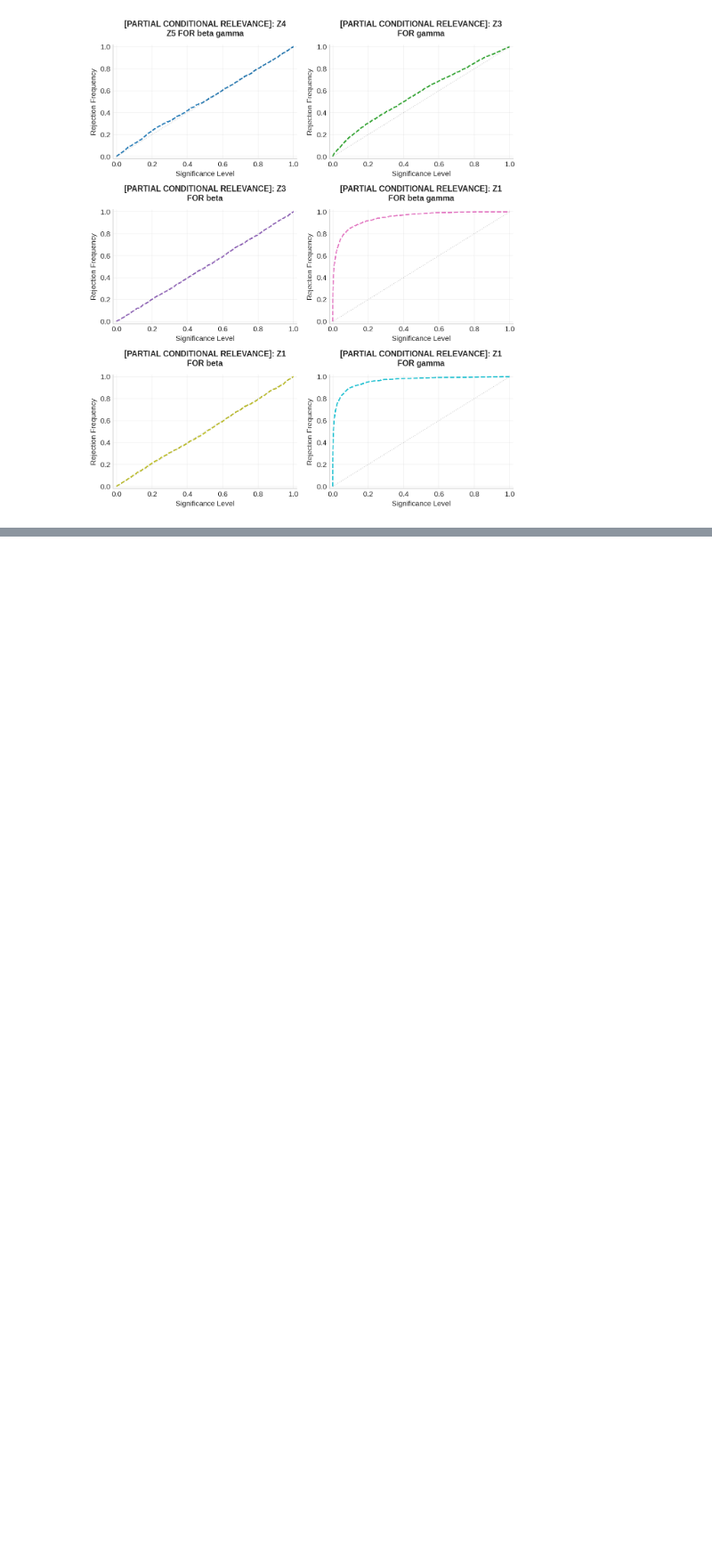
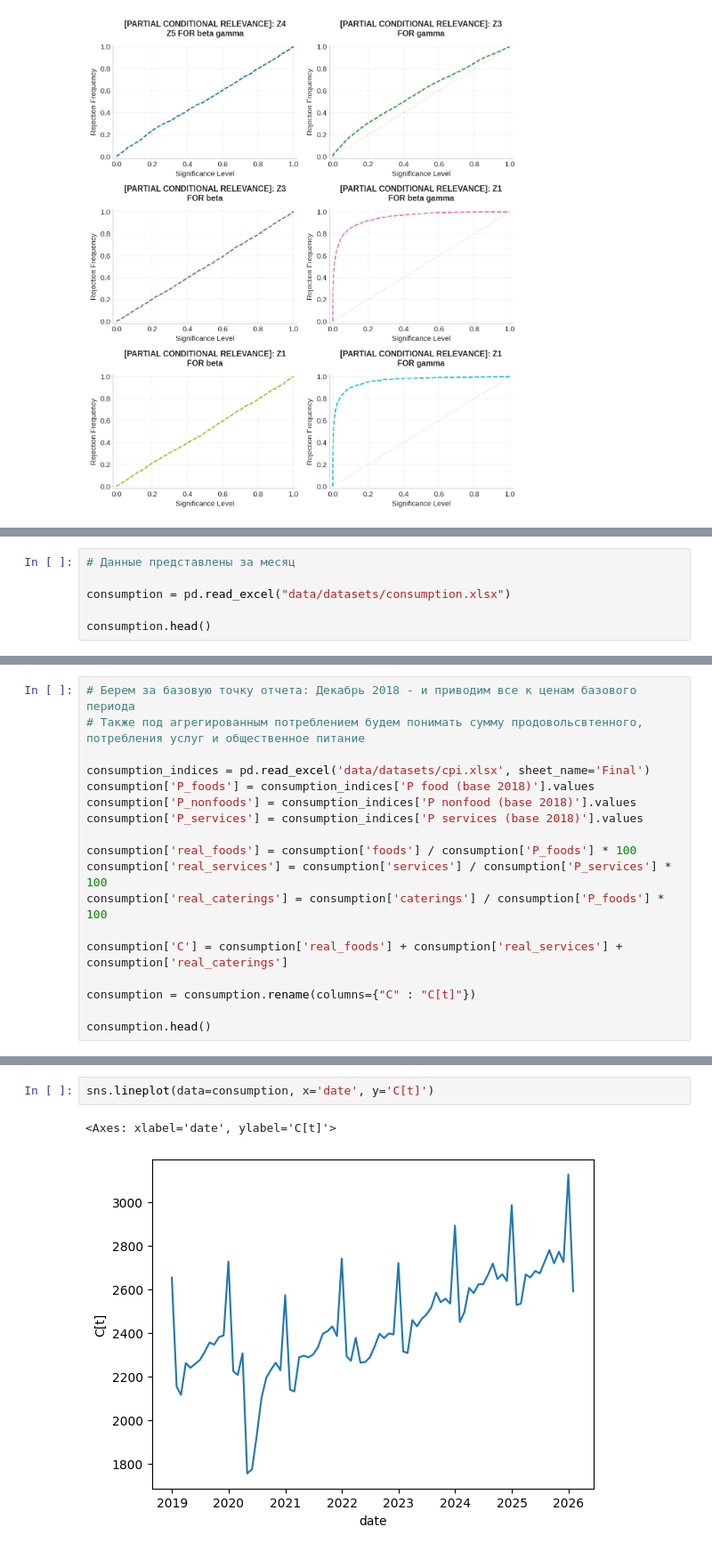
Before and after one commit to KoRoJIeBu4/REDUNDANCY-TESTS-OF-MOMENT-CONDITIONS-APPLIED-TO-MACROECONOMIC-MODELS, a Jupyter notebook: main.ipynb, the cells around one changed output, grey strips where cells are left out. Shown at 89% size. Cells and saved outputs as stored; diff of their text form; blank space fills up the shorter version.

```diff
--- a/main.ipynb
+++ b/main.ipynb
@@ -174,0 +183,6 @@ partial_monte_carlo.plot_rejection_curves(
+# %%
+# Данные представлены за месяц
+
+consumption = pd.read_excel("data/datasets/consumption.xlsx")
+
+consumption.head()
@@ -174,0 +196,18 @@ partial_monte_carlo.plot_rejection_curves(
+# %%
+# Берем за базовую точку отчета: Декабрь 2018 - и приводим все к ценам базового периода
+# Также под агрегированным потреблением будем понимать сумму продовольсвтенного, потребления услуг и общественное питание
+
+consumption_indices = pd.read_excel('data/datasets/cpi.xlsx', sheet_name='Final')
+consumption['P_foods'] = consumption_indices['P food (base 2018)'].values
+consumption['P_nonfoods'] = consumption_indices['P nonfood (base 2018)'].values
+consumption['P_services'] = consumption_indices['P services (base 2018)'].values
+
+consumption['real_foods'] = consumption['foods'] / consumption['P_foods'] * 100
+consumption['real_services'] = consumption['services'] / consumption['P_services'] * 100
+consumption['real_caterings'] = consumption['caterings'] / consumption['P_foods'] * 100
+
+consumption['C'] = consumption['real_foods'] + consumption['real_services'] + consumption['real_caterings']
+
+consumption = consumption.rename(columns={"C" : "C[t]"})
+
+consumption.head()
@@ -174,0 +221,5 @@ partial_monte_carlo.plot_rejection_curves(
+# %%
+sns.lineplot(data=consumption, x='date', y='C[t]')
+# %% [output]
+<Axes: xlabel='date', ylabel='C[t]'>
+[figure, added]
```
Also changed, not shown: parts of 38 cells of this notebook, 23 other files.
